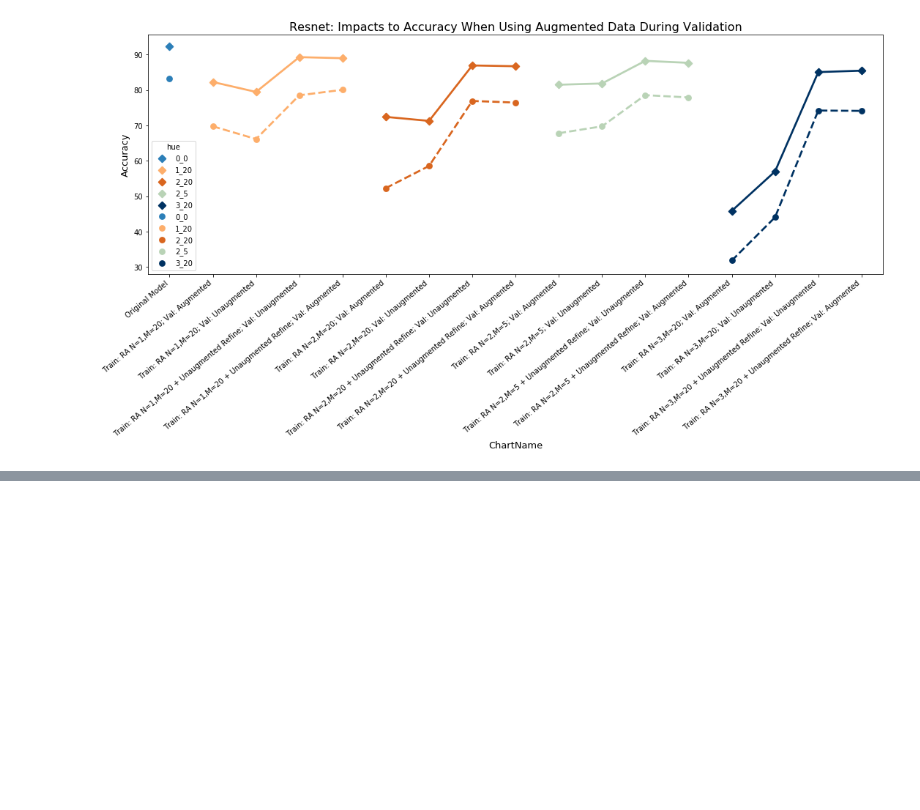
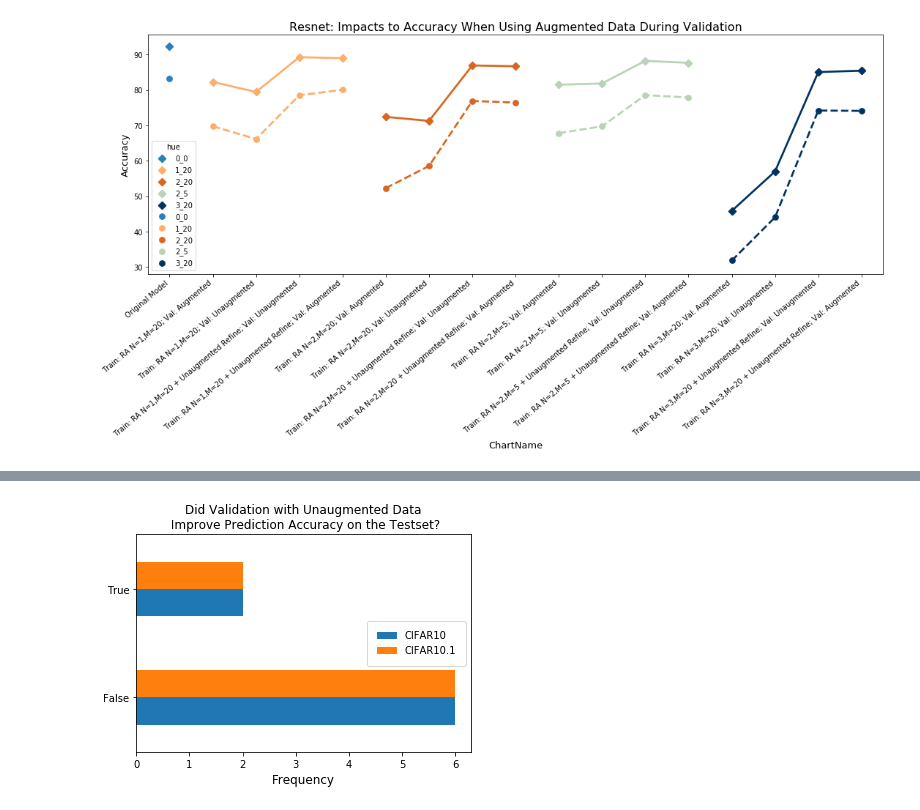
Before and after one commit to danzisar/w210-capstone, a Jupyter notebook: analysis/AugmentationValidationAnalysis.ipynb, the cells around one changed output, grey strips where cells are left out. Saved outputs shown, nothing was run; the diff lists cells and outputs as text; code cells hidden in the pictures; blank space fills up the shorter version.

Commit message:
Adding WRN Model Results Analysis

```diff
--- a/analysis/AugmentationValidationAnalysis.ipynb
+++ b/analysis/AugmentationValidationAnalysis.ipynb
@@ -218,0 +221,7 @@ plot_acc_results("Resnet", df_resnet)
+# %%
+# Filter the results to focus on WRN, the model the experiment was run on.
+df_wrn = df[df["Model"].str.contains('wrn_28_10')]
+df_wrn = df_wrn[~df_wrn["Model"].str.contains('refined300')]
+
+df_wrn1 = compare_results(df_wrn)
+df_wrn1
@@ -218,0 +247,4 @@ plot_acc_results("Resnet", df_resnet)
+# %%
+c10_c101_diff(df_wrn1.reset_index())
+# %% [output]
+[figure, added]
```
Also changed, not shown: parts of 9 cells of this notebook.
